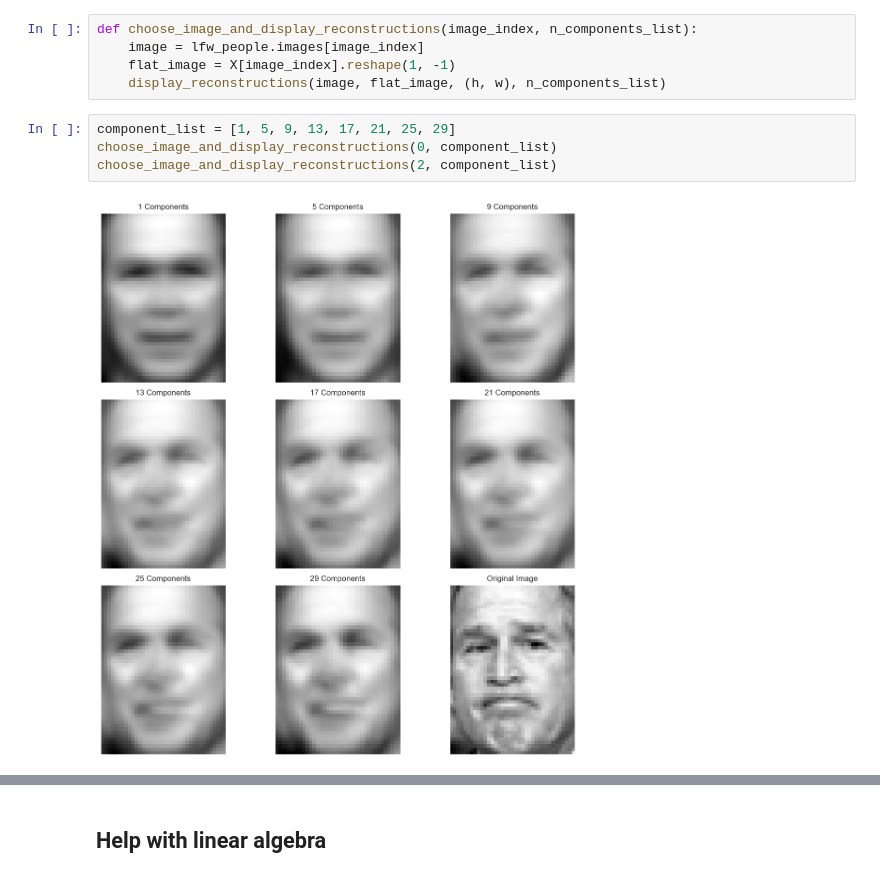
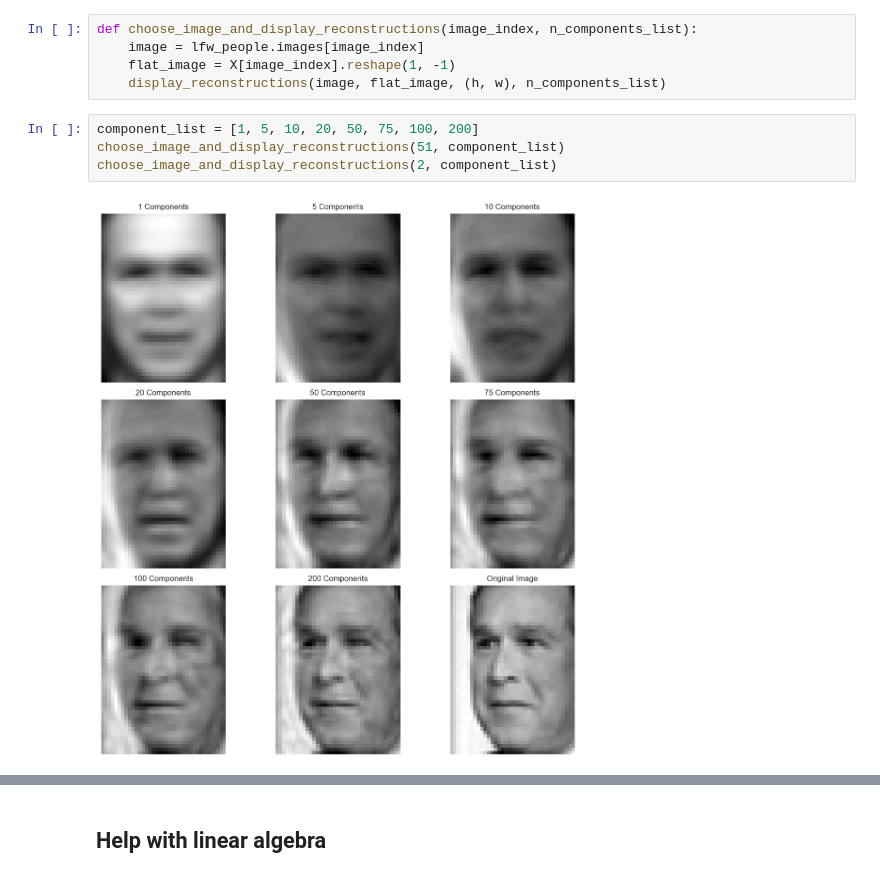
Before and after one commit to 304125/MAL1_S26, a Jupyter notebook: 10_Dimensionality_Reduction/PCA.ipynb, the cells around one changed output, grey strips where cells are left out. Cells and saved outputs as stored; diff of their text form.

```diff
--- a/10_Dimensionality_Reduction/PCA.ipynb
+++ b/10_Dimensionality_Reduction/PCA.ipynb
@@ -76,8 +76,8 @@ def choose_image_and_display_reconstructions(image_index, n_components_list):
     flat_image = X[image_index].reshape(1, -1)
     display_reconstructions(image, flat_image, (h, w), n_components_list)
 # %%
-component_list = [1, 5, 9, 13, 17, 21, 25, 29]
-choose_image_and_display_reconstructions(0, component_list)
+component_list = [1, 5, 10, 20, 50, 75, 100, 200]
+choose_image_and_display_reconstructions(51, component_list)
 choose_image_and_display_reconstructions(2, component_list)
 # %% [output]
-[figure, old version]
+[figure, new version]
```
Also changed, not shown: parts of 3 cells of this notebook.
